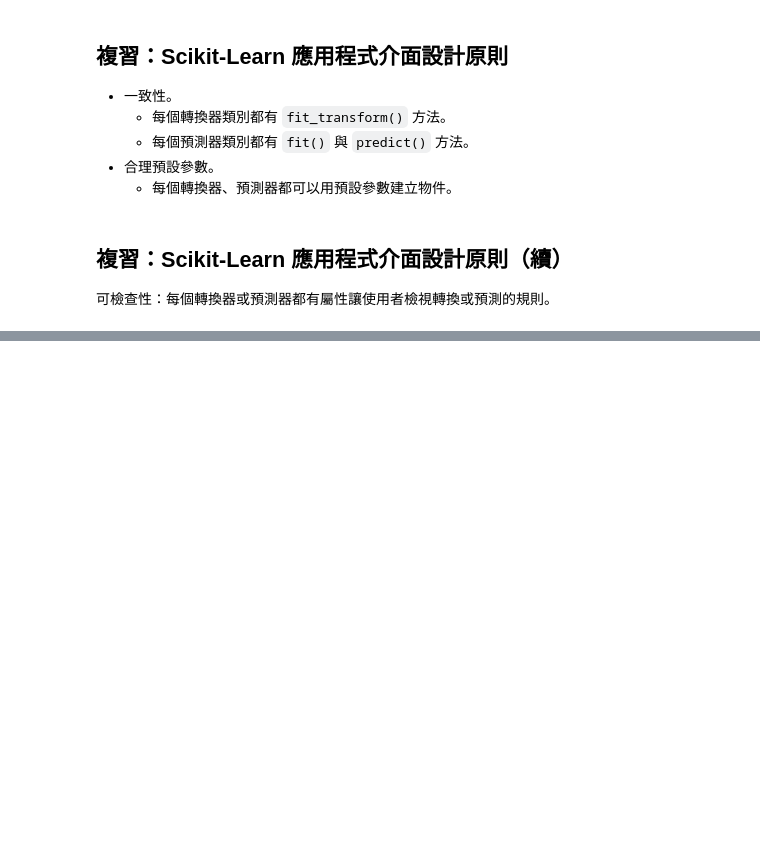
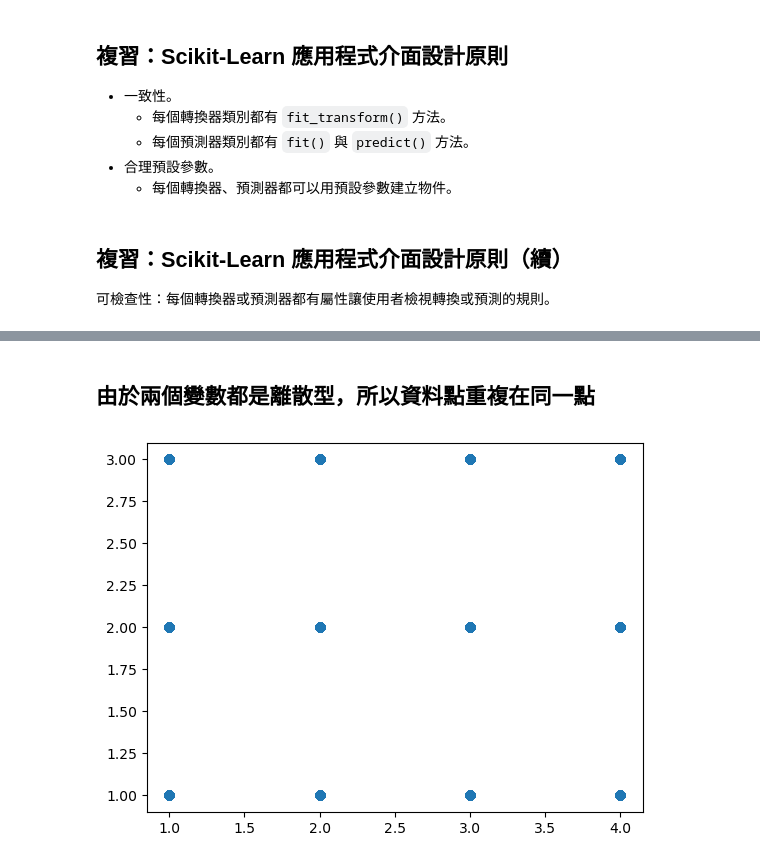
Before and after one commit to datainpoint/classroom-landbank-2026, a Jupyter notebook: day_05.ipynb, the cells around one changed output, grey strips where cells are left out. Saved outputs shown, nothing was run; the diff lists cells and outputs as text; code cells hidden in the pictures; blank space fills up the shorter version.

```diff
--- a/day_05.ipynb
+++ b/day_05.ipynb
@@ -388,0 +297,11 @@ dat = sc.germancredit()
+# %%
+import numpy as np
+import pandas as pd
+
+m = 10000
+feature_1 = np.random.randint(1, 5, size=m)
+feature_2 = np.random.randint(1, 4, size=m)
+df = pd.DataFrame()
+df["feature_1"] = feature_1
+df["feature_2"] = feature_2
+df
@@ -388,0 +322,10 @@ dat = sc.germancredit()
+# %% [markdown]
+## 由於兩個變數都是離散型，所以資料點重複在同一點
+# %%
+import matplotlib.pyplot as plt
+
+fig, ax = plt.subplots()
+ax.scatter(feature_1, feature_2)
+plt.show()
+# %% [output]
+[figure, added]
```
Also changed, not shown: parts of 79 cells of this notebook, 1 other file.
